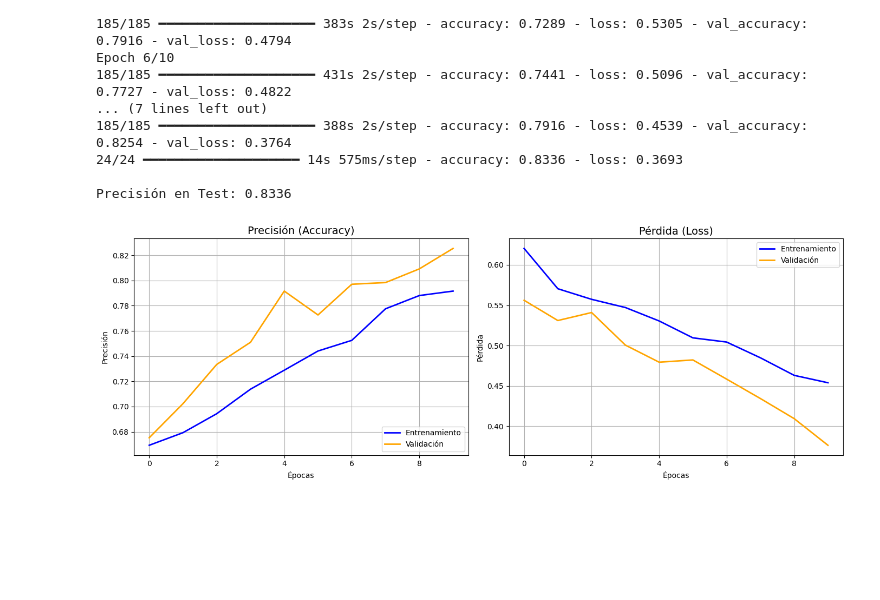
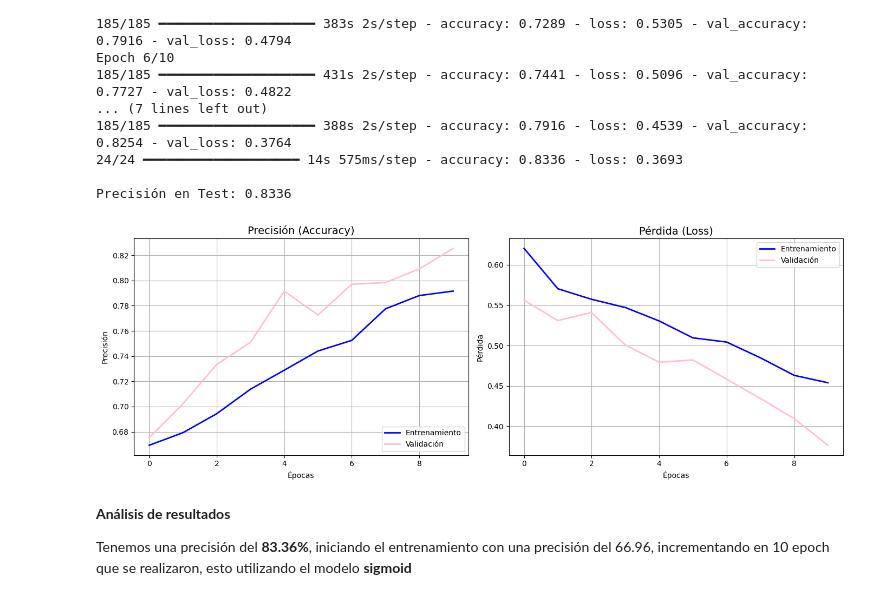
Before and after one commit to gerdoc-unir/M1-ACT-1, a Jupyter notebook: Actividad1_MODAM.ipynb, the cells around one changed output. Drawn from its saved outputs; the diff is of its cells as text; code cells hidden in the pictures; blank space fills up the shorter version.

```diff
--- a/Actividad1_MODAM.ipynb
+++ b/Actividad1_MODAM.ipynb
@@ -266,33 +266,37 @@ val_acc = history.history['val_accuracy']
 loss = history.history['loss']
 val_loss = history.history['val_loss']
 
 epochs_range = range(len(acc))
 
 # Configurar el tamaño de la figura
 plt.figure(figsize=(14, 5))
 
 # Gráfica 1: Precisión (Accuracy)
 plt.subplot(1, 2, 1)
 plt.plot(epochs_range, acc, label='Entrenamiento', color='blue', linewidth=2)
-plt.plot(epochs_range, val_acc, label='Validación', color='orange', linewidth=2)
+plt.plot(epochs_range, val_acc, label='Validación', color='pink', linewidth=2)
 plt.title('Precisión (Accuracy)', fontsize=14)
 plt.xlabel('Épocas')
 plt.ylabel('Precisión')
 plt.legend(loc='lower right')
 plt.grid(True)
 
 # Gráfica 2: Pérdida (Loss)
 plt.subplot(1, 2, 2)
 plt.plot(epochs_range, loss, label='Entrenamiento', color='blue', linewidth=2)
-plt.plot(epochs_range, val_loss, label='Validación', color='orange', linewidth=2)
+plt.plot(epochs_range, val_loss, label='Validación', color='pink', linewidth=2)
 plt.title('Pérdida (Loss)', fontsize=14)
 plt.xlabel('Épocas')
 plt.ylabel('Pérdida')
 plt.legend(loc='upper right')
 plt.grid(True)
 
 # Mostrar gráficas
 plt.tight_layout()
 plt.show()
 # %% [output]
-[figure, old version]
+[figure, new version]
+# %% [markdown]
+**Análisis de resultados**
+
+Tenemos una precisión del **83.36%**, iniciando el entrenamiento con una precisión del 66.96, incrementando en 10 epoch que se realizaron, esto utilizando el modelo **sigmoid**
```
